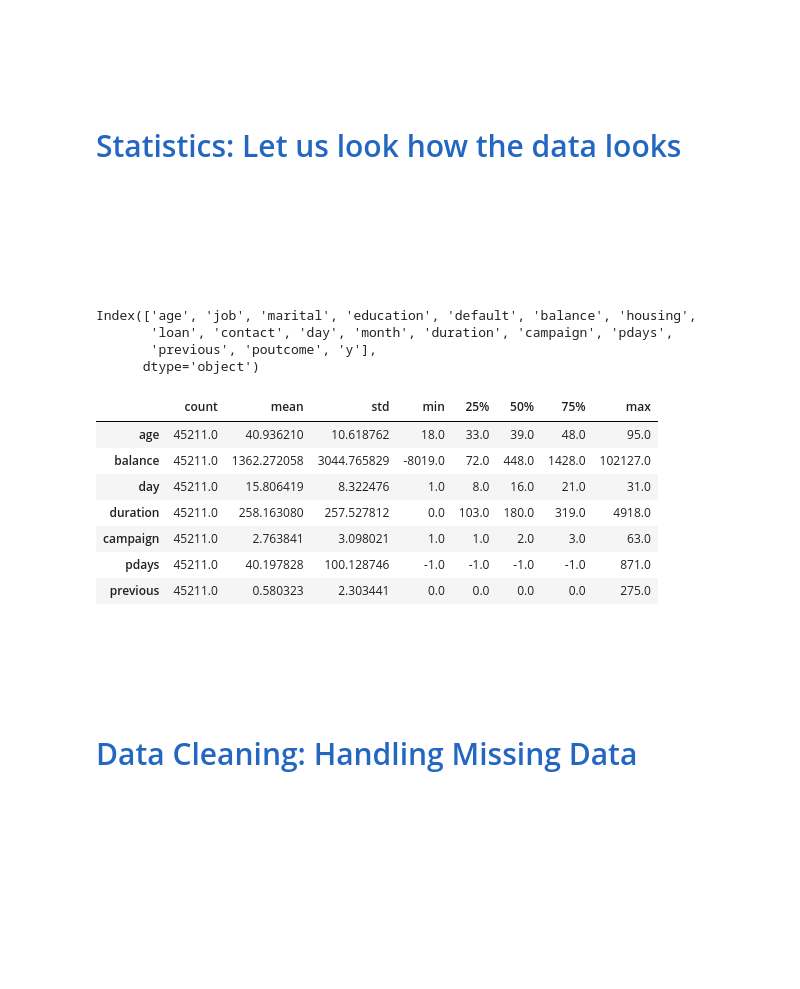
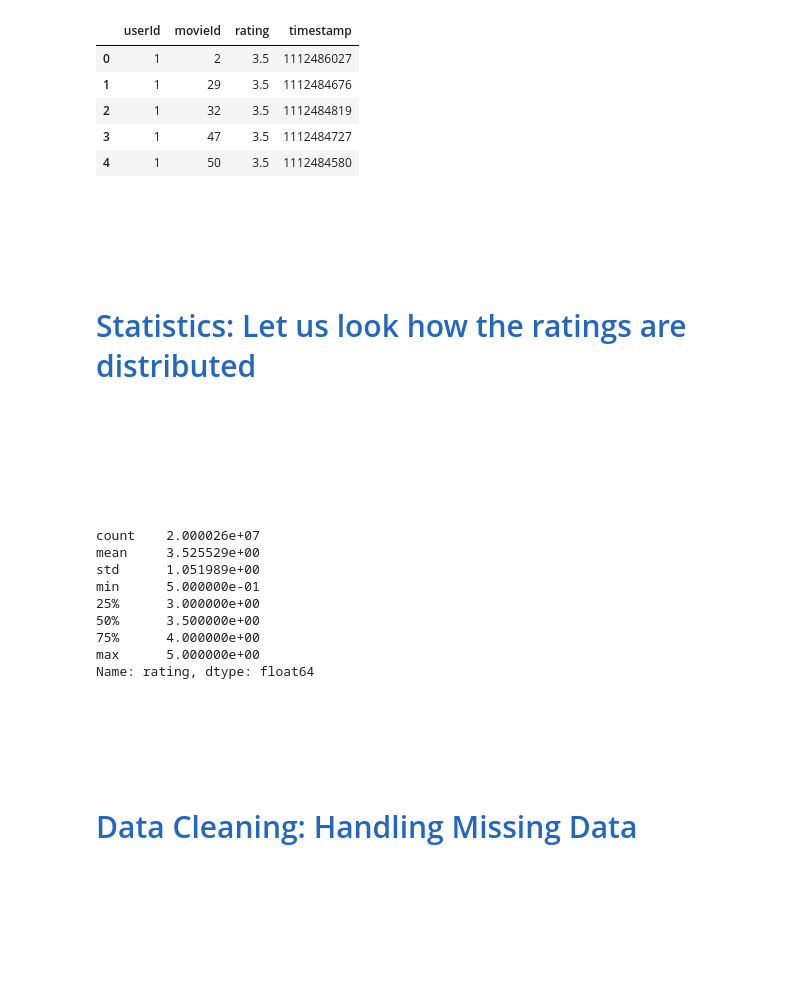
Before and after one commit to words-sdsc/edX, a Jupyter notebook: 06_Pandas.ipynb, the cells around one changed output. Drawn from its saved outputs; the diff is of its cells as text; code cells hidden in the pictures; blank space fills up the shorter version.

```diff
--- a/06_Pandas.ipynb
+++ b/06_Pandas.ipynb
@@ -64,0 +66,10 @@ df = pd.read_csv('./bankdataset/bank-full.csv', sep=';')
+# %%
+ratings = pd.read_csv('./movielens/ratings.csv', sep=',', parse_dates=['timestamp'])
+ratings.head()
+# %% [output]
+|  | userId | movieId | rating | timestamp |
+| 0 | 1 | 2 | 3.5 | 1112486027 |
+| 1 | 1 | 29 | 3.5 | 1112484676 |
+| 2 | 1 | 32 | 3.5 | 1112484819 |
+| 3 | 1 | 47 | 3.5 | 1112484727 |
+| 4 | 1 | 50 | 3.5 | 1112484580 |
@@ -65,23 +81,17 @@ df = pd.read_csv('./bankdataset/bank-full.csv', sep=';')
 # %% [markdown]
-## <br><br><h1 style="font-size:2em;color:#2467C0">Statistics: Let us look how the data looks</h1><br><br><br><br><br>
+## <br><br><h1 style="font-size:2em;color:#2467C0">Statistics: Let us look how the ratings are distributed </h1><br><br><br><br><br>
-# %%
-df.columns
-# %% [output]
-Index(['age', 'job', 'marital', 'education', 'default', 'balance', 'housing',
-       'loan', 'contact', 'day', 'month', 'duration', 'campaign', 'pdays',
-       'previous', 'poutcome', 'y'],
-      dtype='object')
-# %%
-df.describe().transpose()
-# %% [output]
-|  | count | mean | std | min | 25% | 50% | 75% | max |
-| age | 45211.0 | 40.936210 | 10.618762 | 18.0 | 33.0 | 39.0 | 48.0 | 95.0 |
-| balance | 45211.0 | 1362.272058 | 3044.765829 | -8019.0 | 72.0 | 448.0 | 1428.0 | 102127.0 |
-| day | 45211.0 | 15.806419 | 8.322476 | 1.0 | 8.0 | 16.0 | 21.0 | 31.0 |
-| duration | 45211.0 | 258.163080 | 257.527812 | 0.0 | 103.0 | 180.0 | 319.0 | 4918.0 |
-| campaign | 45211.0 | 2.763841 | 3.098021 | 1.0 | 1.0 | 2.0 | 3.0 | 63.0 |
-| pdays | 45211.0 | 40.197828 | 100.128746 | -1.0 | -1.0 | -1.0 | -1.0 | 871.0 |
-| previous | 45211.0 | 0.580323 | 2.303441 | 0.0 | 0.0 | 0.0 | 0.0 | 275.0 |
+# %%
+ratings.describe()['rating']
+# %% [output]
+count    2.000026e+07
+mean     3.525529e+00
+std      1.051989e+00
+min      5.000000e-01
+25%      3.000000e+00
+50%      3.500000e+00
+75%      4.000000e+00
+max      5.000000e+00
+Name: rating, dtype: float64
 # %% [markdown]
 ## <br><br><h1 style="font-size:2em;color:#2467C0">Data Cleaning: Handling Missing Data</h1><br><br><br><br><br>
 # %%
```
Also changed, not shown: parts of 27 cells of this notebook.
